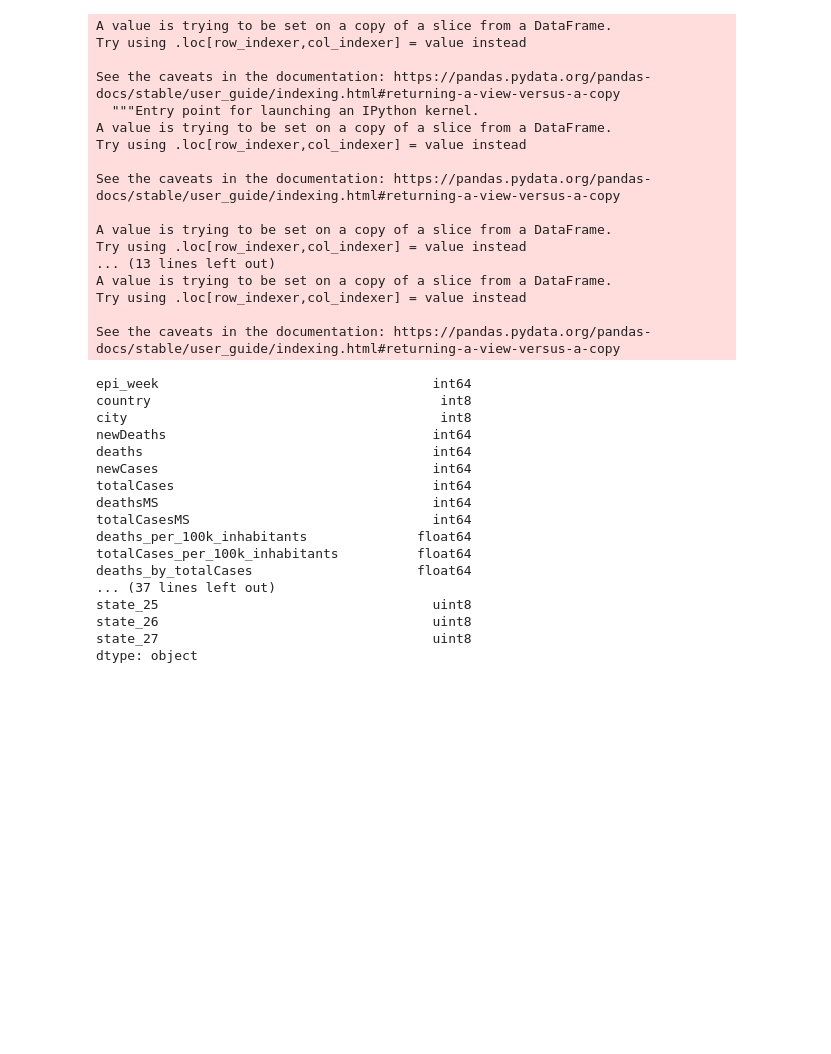
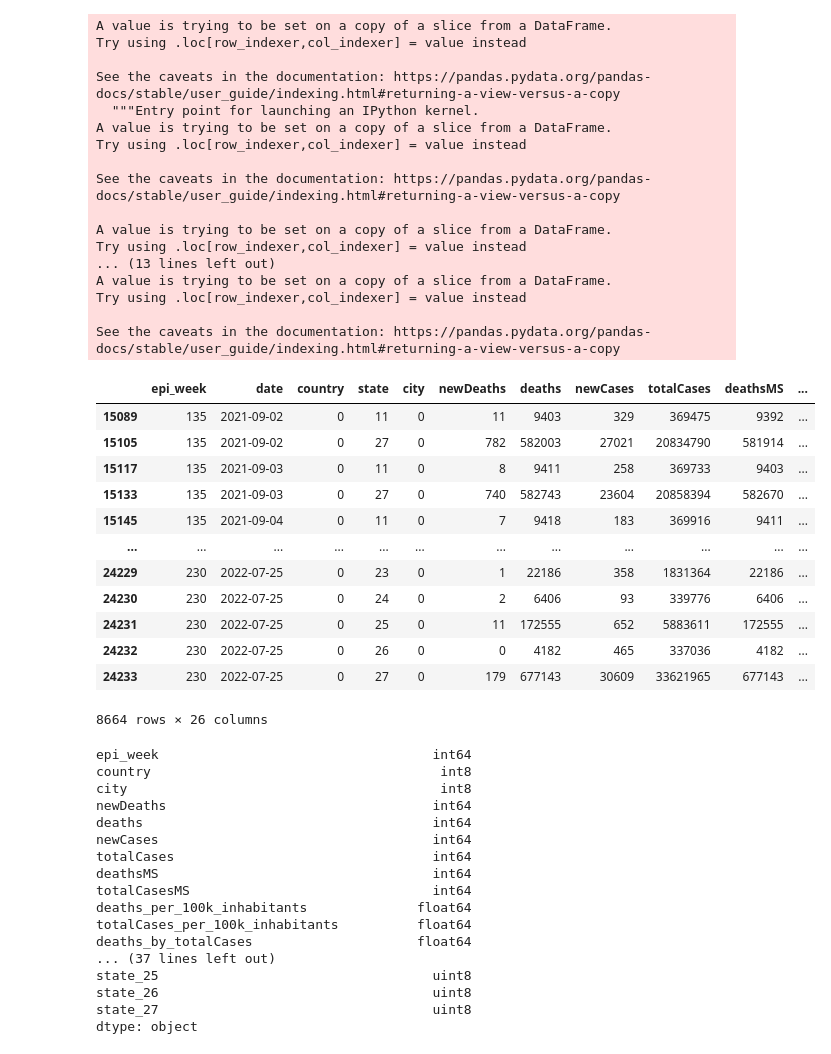
Before and after one commit to lucianobajr/TP-CCF425, a Jupyter notebook: src/main.ipynb, the cells around one changed output. Cells and saved outputs as stored; diff of their text form; code cells hidden in the pictures; blank space fills up the shorter version.

```diff
--- a/src/main.ipynb
+++ b/src/main.ipynb
@@ -450,9 +446,9 @@ target = 'state'
 # %%
 cols_interesse_all = cols_interesse.copy()
 #cols_interesse_all.append(target)
-data = pd.read_csv('./cases-brazil-states.csv')
+data_for_pred = pd.read_csv('./cases-brazil-states.csv')
 
-df = data.dropna()
+df = data_for_pred.dropna()
 df[cols_interesse_all]
 # %% [output]
 |  | totalCases_per_100k_inhabitants | recovered | suspects | tests_per_100k_inhabitants | vaccinated_per_100_inhabitants | ... |
@@ -541,6 +537,22 @@ See the caveats in the documentation: https://pandas.pydata.org/pandas-docs/stab
 df = pd.get_dummies(df, columns=["state"])
 # %%
 df = df.drop(['date'], axis=1)
+# %%
+df
+# %% [output]
+|  | epi_week | date | country | state | city | newDeaths | deaths | newCases | totalCases | deathsMS | ... |
+| 15089 | 135 | 2021-09-02 | 0 | 11 | 0 | 11 | 9403 | 329 | 369475 | 9392 | ... |
+| 15105 | 135 | 2021-09-02 | 0 | 27 | 0 | 782 | 582003 | 27021 | 20834790 | 581914 | ... |
+| 15117 | 135 | 2021-09-03 | 0 | 11 | 0 | 8 | 9411 | 258 | 369733 | 9403 | ... |
+| 15133 | 135 | 2021-09-03 | 0 | 27 | 0 | 740 | 582743 | 23604 | 20858394 | 582670 | ... |
+| 15145 | 135 | 2021-09-04 | 0 | 11 | 0 | 7 | 9418 | 183 | 369916 | 9411 | ... |
+| ... | ... | ... | ... | ... | ... | ... | ... | ... | ... | ... | ... |
+| 24229 | 230 | 2022-07-25 | 0 | 23 | 0 | 1 | 22186 | 358 | 1831364 | 22186 | ... |
+| 24230 | 230 | 2022-07-25 | 0 | 24 | 0 | 2 | 6406 | 93 | 339776 | 6406 | ... |
+| 24231 | 230 | 2022-07-25 | 0 | 25 | 0 | 11 | 172555 | 652 | 5883611 | 172555 | ... |
+| 24232 | 230 | 2022-07-25 | 0 | 26 | 0 | 0 | 4182 | 465 | 337036 | 4182 | ... |
+| 24233 | 230 | 2022-07-25 | 0 | 27 | 0 | 179 | 677143 | 30609 | 33621965 | 677143 | ... |
+8664 rows × 26 columns
 # %%
 df.dtypes
 # %% [output]
```
Also changed, not shown: parts of 15 cells of this notebook.
